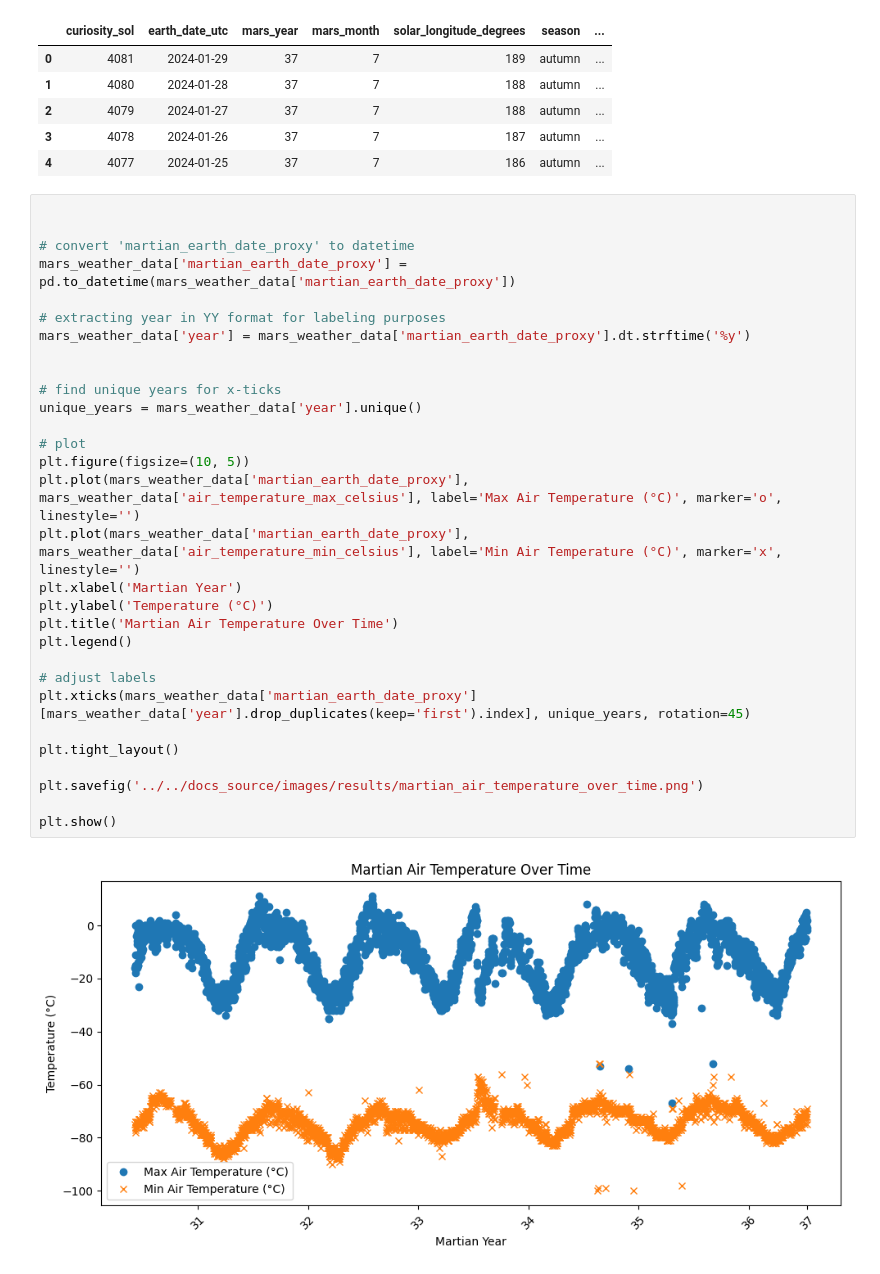
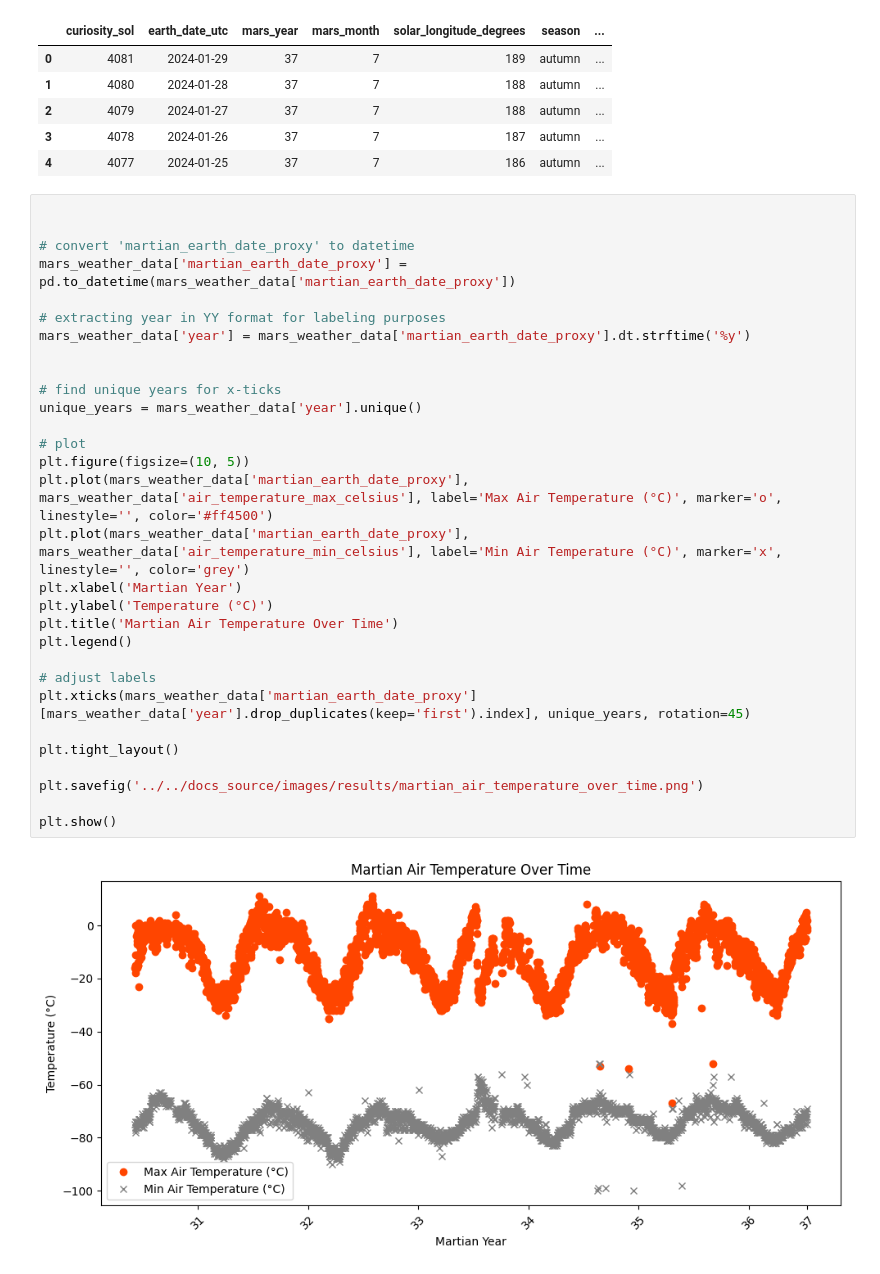
Before and after one commit to vdelimad/5600_project, a Jupyter notebook: notebooks/eda/mars_widget_data_eda.ipynb, the cells around one changed output. Cells and saved outputs as stored; diff of their text form.

```diff
--- a/notebooks/eda/mars_widget_data_eda.ipynb
+++ b/notebooks/eda/mars_widget_data_eda.ipynb
@@ -69,32 +69,32 @@ mars_weather_data.head()
 # %%
 
 
 # convert 'martian_earth_date_proxy' to datetime
 mars_weather_data['martian_earth_date_proxy'] = pd.to_datetime(mars_weather_data['martian_earth_date_proxy'])
 
 # extracting year in YY format for labeling purposes
 mars_weather_data['year'] = mars_weather_data['martian_earth_date_proxy'].dt.strftime('%y')
 
 
 # find unique years for x-ticks
 unique_years = mars_weather_data['year'].unique()
 
 # plot
 plt.figure(figsize=(10, 5))
-plt.plot(mars_weather_data['martian_earth_date_proxy'], mars_weather_data['air_temperature_max_celsius'], label='Max Air Temperature (°C)', marker='o', linestyle='')
-plt.plot(mars_weather_data['martian_earth_date_proxy'], mars_weather_data['air_temperature_min_celsius'], label='Min Air Temperature (°C)', marker='x', linestyle='')
+plt.plot(mars_weather_data['martian_earth_date_proxy'], mars_weather_data['air_temperature_max_celsius'], label='Max Air Temperature (°C)', marker='o', linestyle='', color='#ff4500')
+plt.plot(mars_weather_data['martian_earth_date_proxy'], mars_weather_data['air_temperature_min_celsius'], label='Min Air Temperature (°C)', marker='x', linestyle='', color='grey')
 plt.xlabel('Martian Year')
 plt.ylabel('Temperature (°C)')
 plt.title('Martian Air Temperature Over Time')
 plt.legend()
 
 # adjust labels
 plt.xticks(mars_weather_data['martian_earth_date_proxy'][mars_weather_data['year'].drop_duplicates(keep='first').index], unique_years, rotation=45)
 
 plt.tight_layout()
 
 plt.savefig('../../docs_source/images/results/martian_air_temperature_over_time.png')
 
 plt.show()
 # %% [output]
-[figure, old version]
+[figure, new version]
```
Also changed, not shown: 14 other files.
